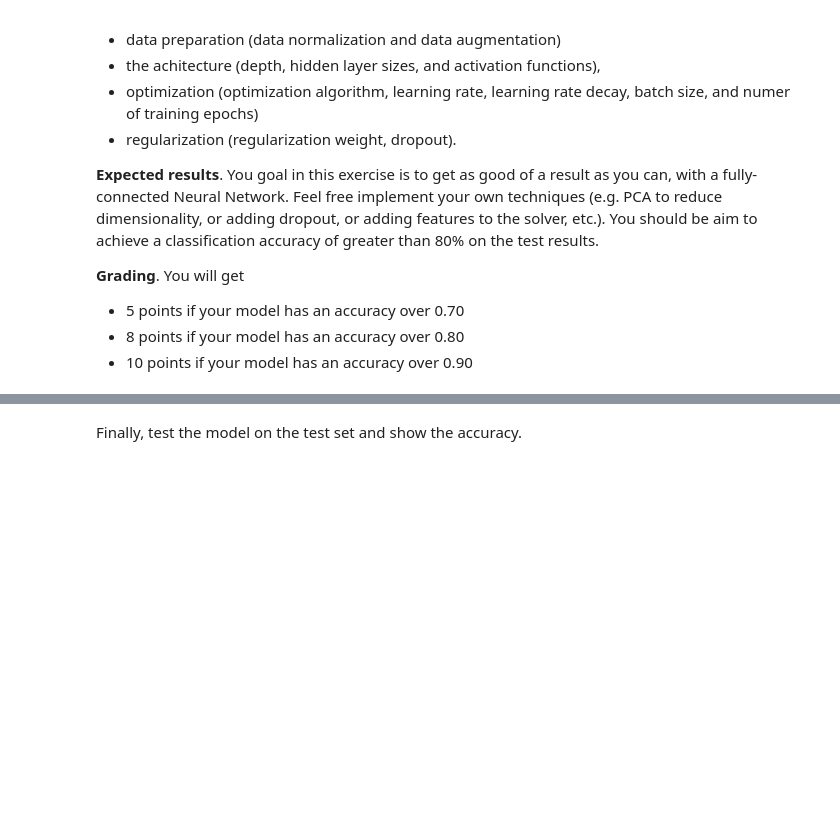
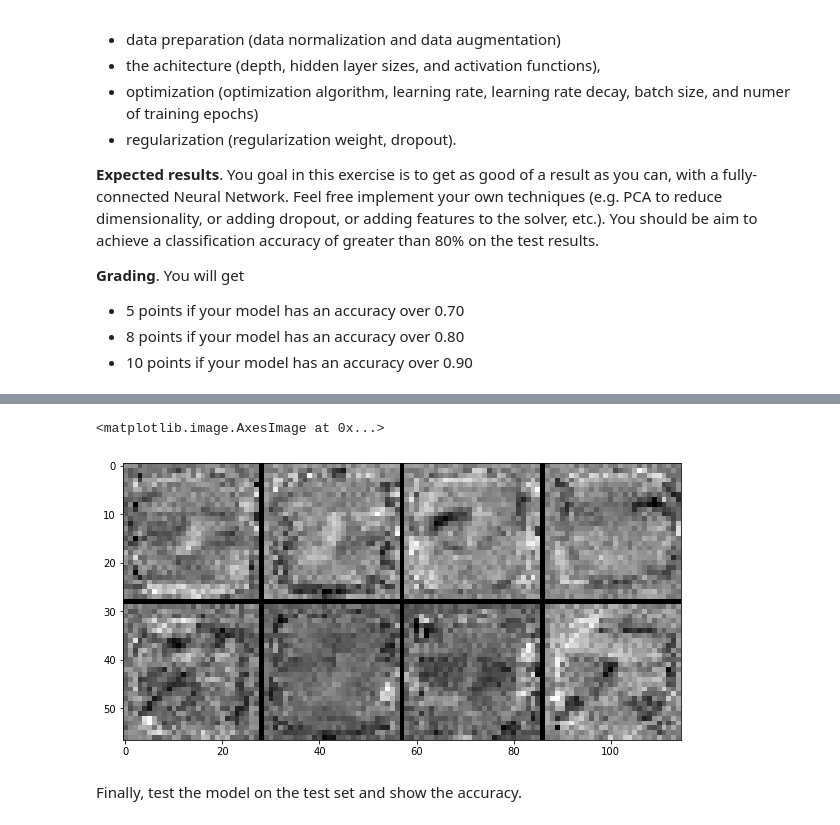
Before and after one commit to mcdermatt/dnn, a Jupyter notebook: HW2/feedforward.ipynb, the cells around one changed output, grey strips where cells are left out. Drawn from its saved outputs; the diff is of its cells as text; code cells hidden in the pictures; blank space fills up the shorter version.

```diff
--- a/HW2/feedforward.ipynb
+++ b/HW2/feedforward.ipynb
@@ -216,11 +266,22 @@ plt.show()
 # %%
 from vis_utils import visualize_grid
 
-W1 = model.layers[0].W.numpy()
+#was this
+# W1 = model.layers[0].W.numpy()
+# W1 = W1.transpose()
+# W1 = W1.reshape([W1.shape[0], 28, 28, 1])
+
+# plt.imshow(visualize_grid(W1))
+
+#debug
+W1 = model.model.layers[0].kernel.numpy() #-> found the error TODO: change model.model to just model.
 W1 = W1.transpose()
 W1 = W1.reshape([W1.shape[0], 28, 28, 1])
 
 plt.imshow(visualize_grid(W1))
+# %% [output]
+<matplotlib.image.AxesImage at 0x...>
+[figure, added]
 # %% [markdown]
 Finally, test the model on the test set and show the accuracy.
 # %%
```
Also changed, not shown: parts of 13 cells of this notebook, 7 other files.
